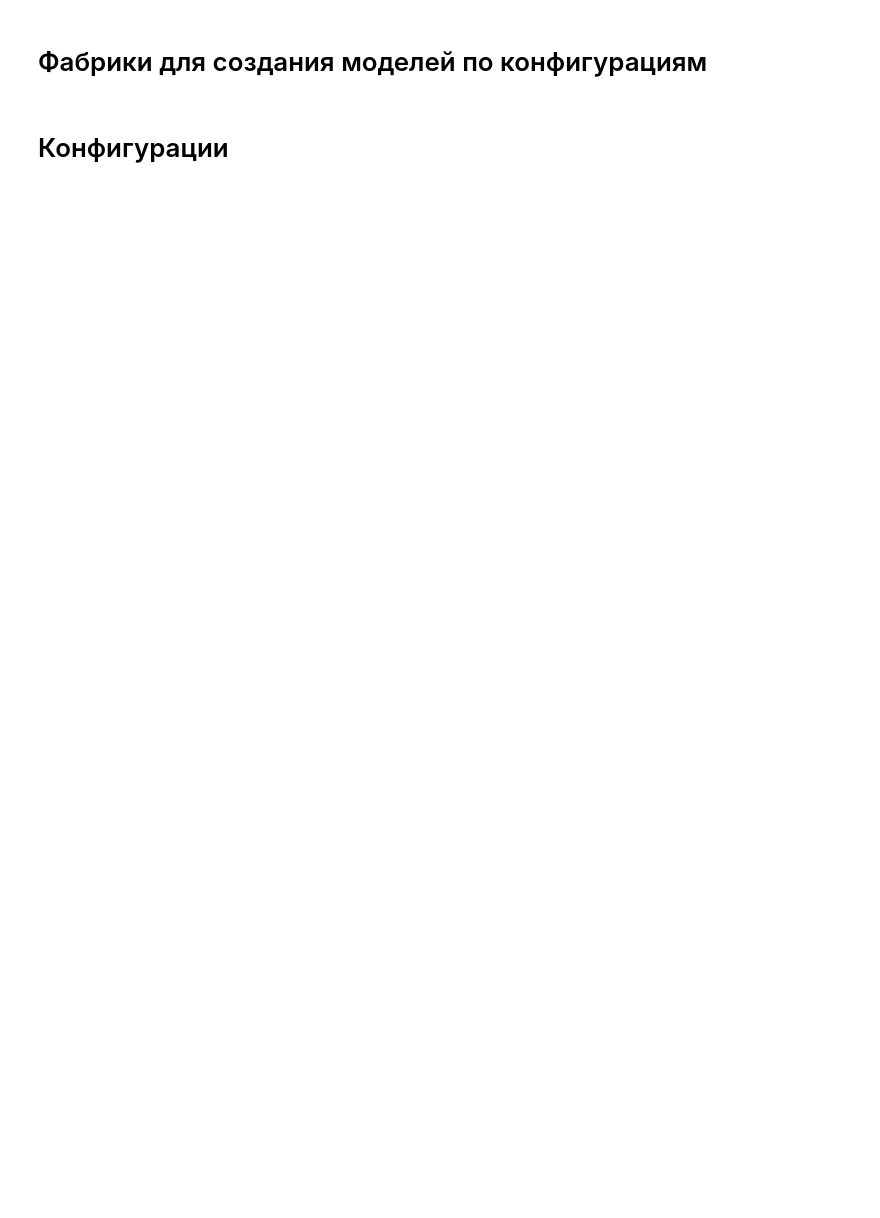
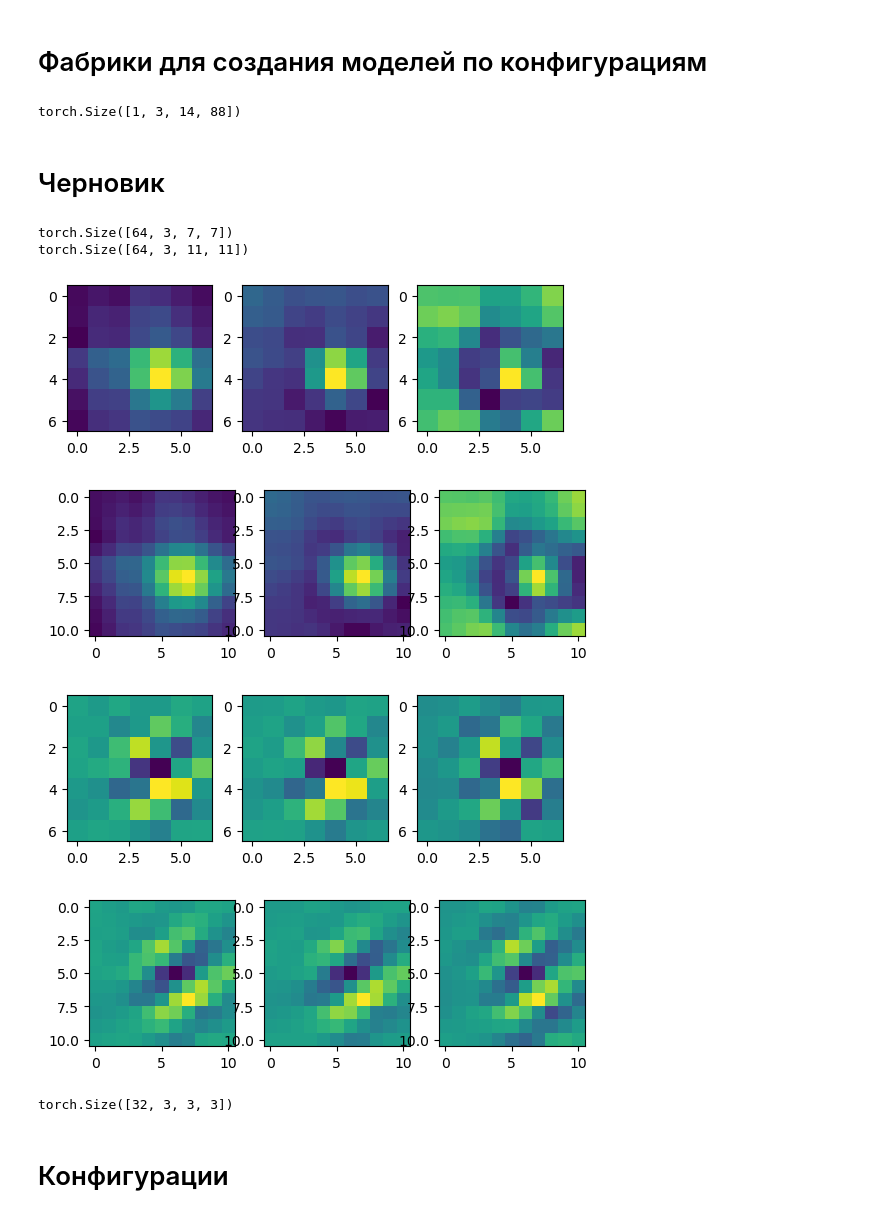
Before and after one commit to cafe1930/MultispectralSegmentation, a Jupyter notebook: new_multispectral_segmentation_models.ipynb, the cells around one changed output. Drawn from its saved outputs; the diff is of its cells as text; code cells hidden in the pictures; blank space fills up the shorter version.

```diff
--- a/new_multispectral_segmentation_models.ipynb
+++ b/new_multispectral_segmentation_models.ipynb
@@ -263,3 +971,55 @@ def create_model(config_dict, segmentation_nns_factory_dict):
+# %%
+outputs = [torch.randn(1, 3, 14, 88)]*4
+outputs = torch.stack(outputs, dim=0)
+outputs = outputs.sum(dim=0)
+outputs.shape
+# %% [output]
+torch.Size([1, 3, 14, 88])
+# %% [markdown]
+# Черновик
+# %%
+import matplotlib.pyplot as plt
+%matplotlib inline
+
+model = smp.Unet(encoder_name='resnet34')
+#input_weight = model.encoder._conv_stem.weight.detach()#.numpy()
+input_weight = model.encoder.conv1.weight.detach()#.numpy()
+interpolated_weight = F.interpolate(input_weight, size=(11, 11), mode='bicubic', antialias=True, align_corners=False)
+print(input_weight.shape)
+print(interpolated_weight.shape)
+filter_index = 9
+conv_filter = input_weight[filter_index]
+interpolated_conv_filter = interpolated_weight[filter_index]
+fig1, axs1 = plt.subplots(1,3)
+for idx, img in enumerate(conv_filter):
+    axs1[idx].imshow(img)
+
+fig2, axs2 = plt.subplots(1,3)
+for idx, img in enumerate(interpolated_conv_filter):
+    axs2[idx].imshow(img)
+
+
+filter_index += 1
+conv_filter = input_weight[filter_index]
+interpolated_conv_filter = interpolated_weight[filter_index]
+fig3, axs3 = plt.subplots(1,3)
+for idx, img in enumerate(conv_filter):
+    axs3[idx].imshow(img)
+
+fig4, axs4 = plt.subplots(1,3)
+for idx, img in enumerate(interpolated_conv_filter):
+    axs4[idx].imshow(img)
+# %% [output]
+torch.Size([64, 3, 7, 7])
+torch.Size([64, 3, 11, 11])
+[figure, added]
+[figure, added]
+[figure, added]
+[figure, added]
+# %%
+input_weight.shape
+# %% [output]
+torch.Size([32, 3, 3, 3])
 # %% [markdown]
 # Конфигурации
 # %%
```
Also changed, not shown: parts of 22 cells of this notebook, 4 other files.
